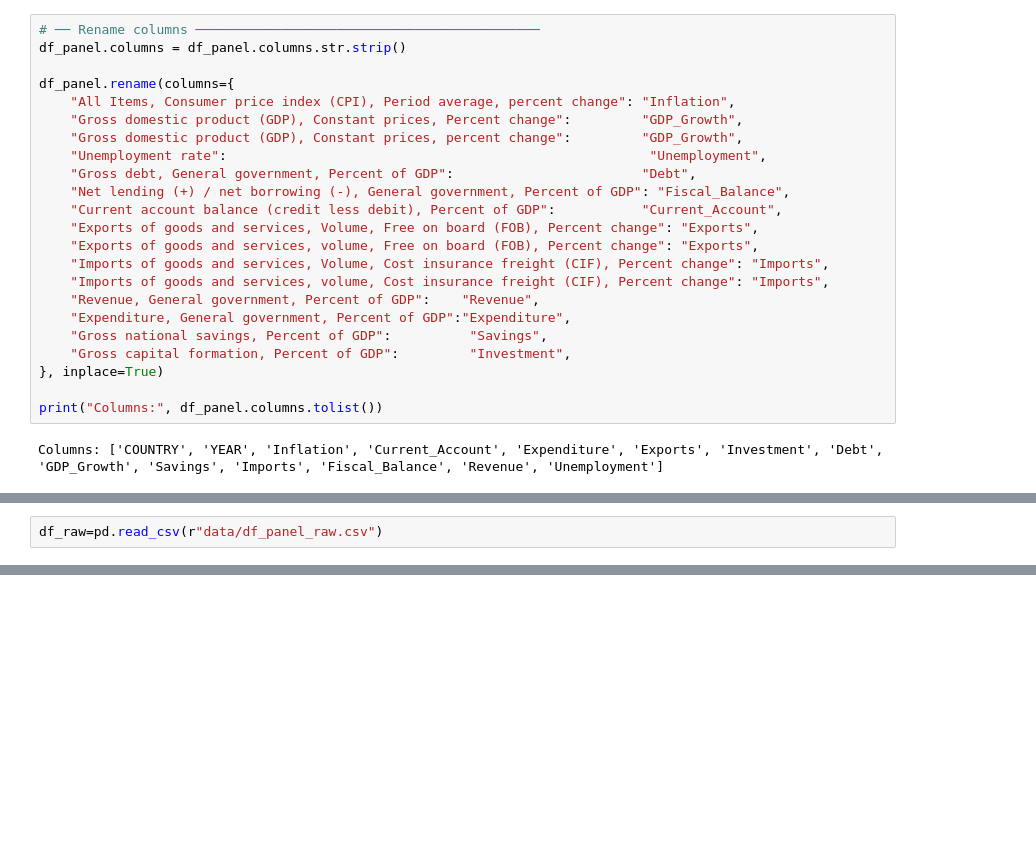
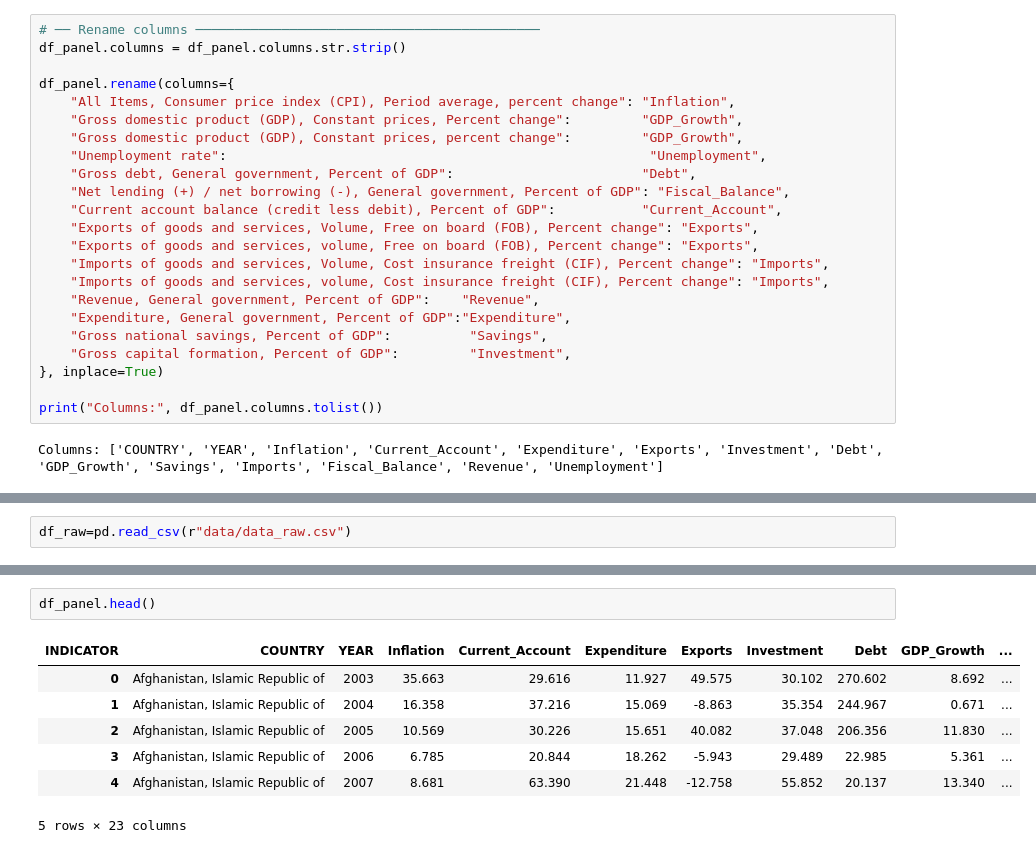
Before and after one commit to debottamc2002/Final_Project, a Jupyter notebook: major_project/00_data_preparation.ipynb, the cells around one changed output, grey strips where cells are left out. Drawn from its saved outputs; the diff is of its cells as text; blank space fills up the shorter version.

```diff
--- a/major_project/00_data_preparation.ipynb
+++ b/major_project/00_data_preparation.ipynb
@@ -589,5 +589,5 @@ Year range  : 1995 – 2023
 # %%
-df_raw=pd.read_csv(r"data/df_panel_raw.csv")
+df_raw=pd.read_csv(r"data/data_raw.csv")
 # %%
 # =============================================================================
 # STEP 8 — ATTACH IMPUTATION FLAG COLUMNS (COMPLETE)
@@ -730,3 +730,13 @@ Shape  : (5052, 23)
 00_data_preparation.ipynb  COMPLETE ✓
 Next → 01_feature_engineering.ipynb
 =======================================================
+# %%
+df_panel.head()
+# %% [output]
+| INDICATOR | COUNTRY | YEAR | Inflation | Current_Account | Expenditure | Exports | Investment | Debt | GDP_Growth | ... |
+| 0 | Afghanistan, Islamic Republic of | 2003 | 35.663 | 29.616 | 11.927 | 49.575 | 30.102 | 270.602 | 8.692 | ... |
+| 1 | Afghanistan, Islamic Republic of | 2004 | 16.358 | 37.216 | 15.069 | -8.863 | 35.354 | 244.967 | 0.671 | ... |
+| 2 | Afghanistan, Islamic Republic of | 2005 | 10.569 | 30.226 | 15.651 | 40.082 | 37.048 | 206.356 | 11.830 | ... |
+| 3 | Afghanistan, Islamic Republic of | 2006 | 6.785 | 20.844 | 18.262 | -5.943 | 29.489 | 22.985 | 5.361 | ... |
+| 4 | Afghanistan, Islamic Republic of | 2007 | 8.681 | 63.390 | 21.448 | -12.758 | 55.852 | 20.137 | 13.340 | ... |
+5 rows × 23 columns
```
Also changed, not shown: parts of 13 cells of this notebook, 6 other files.
